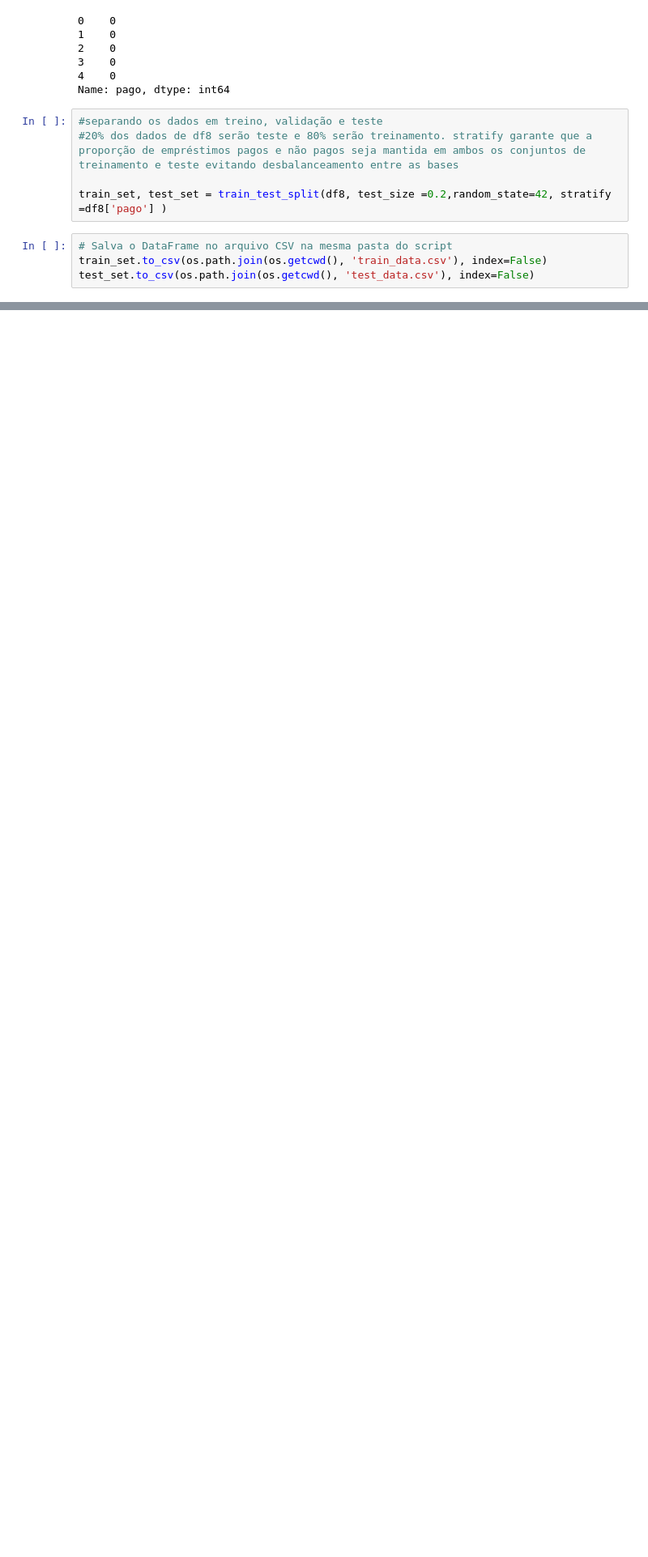
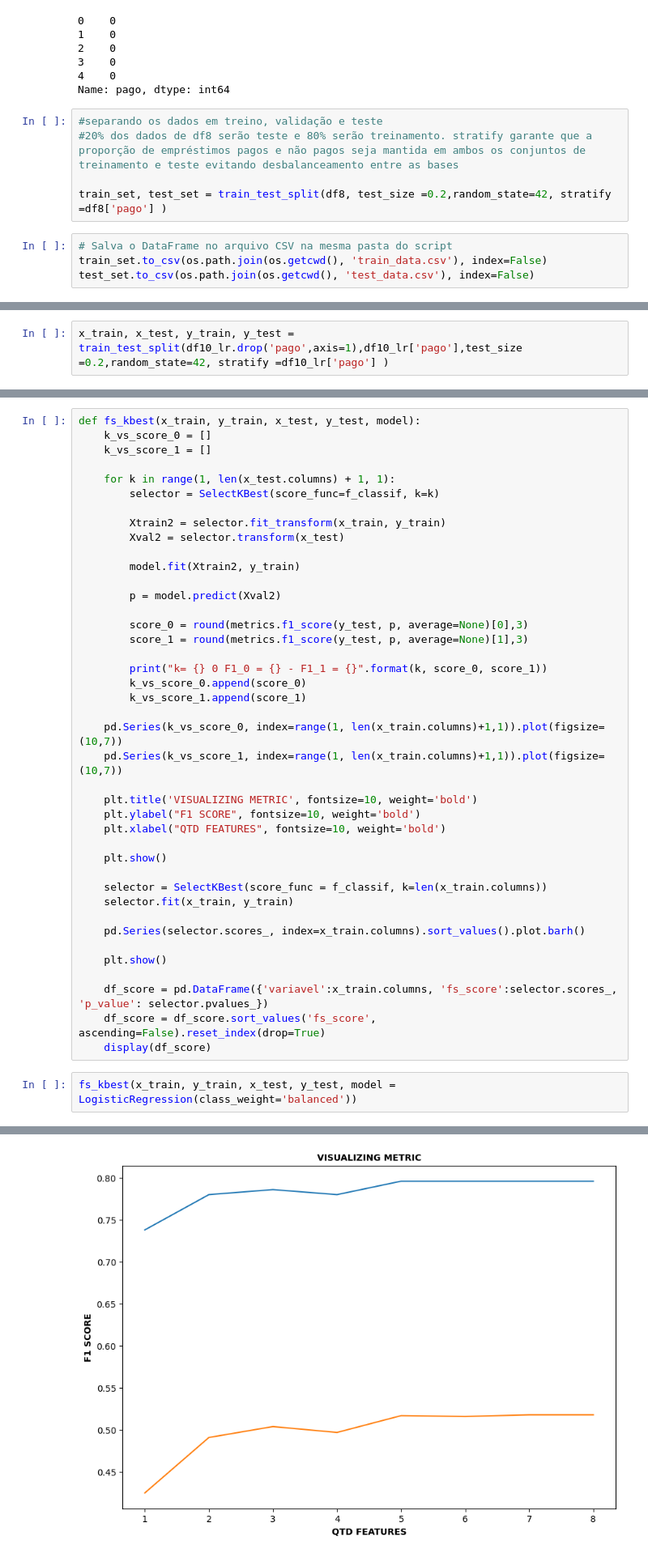
Before and after one commit to leticiafurletti/interpretabilidade_ml, a Jupyter notebook: interpretabilidade_ml.ipynb, the cells around one changed output, grey strips where cells are left out. Shown at 81% size. Cells and saved outputs as stored; diff of their text form; blank space fills up the shorter version.

```diff
--- a/interpretabilidade_ml.ipynb
+++ b/interpretabilidade_ml.ipynb
@@ -954,0 +1087,2 @@ test_set.to_csv(os.path.join(os.getcwd(), 'test_data.csv'), index=False)
+# %%
+x_train, x_test, y_train, y_test = train_test_split(df10_lr.drop('pago',axis=1),df10_lr['pago'],test_size =0.2,random_state=42, stratify =df10_lr['pago'] )
@@ -954,0 +1110,44 @@ test_set.to_csv(os.path.join(os.getcwd(), 'test_data.csv'), index=False)
+# %%
+def fs_kbest(x_train, y_train, x_test, y_test, model):
+    k_vs_score_0 = []
+    k_vs_score_1 = []
+
+    for k in range(1, len(x_test.columns) + 1, 1):
+        selector = SelectKBest(score_func=f_classif, k=k)
+
+        Xtrain2 = selector.fit_transform(x_train, y_train)
+        Xval2 = selector.transform(x_test)
+
+        model.fit(Xtrain2, y_train)
+
+        p = model.predict(Xval2)
+
+        score_0 = round(metrics.f1_score(y_test, p, average=None)[0],3)
+        score_1 = round(metrics.f1_score(y_test, p, average=None)[1],3)
+
+        print("k= {} 0 F1_0 = {} - F1_1 = {}".format(k, score_0, score_1))
+        k_vs_score_0.append(score_0)
+        k_vs_score_1.append(score_1)
+
+    pd.Series(k_vs_score_0, index=range(1, len(x_train.columns)+1,1)).plot(figsize=(10,7))
+    pd.Series(k_vs_score_1, index=range(1, len(x_train.columns)+1,1)).plot(figsize=(10,7))
+
+    plt.title('VISUALIZING METRIC', fontsize=10, weight='bold')
+    plt.ylabel("F1 SCORE", fontsize=10, weight='bold')
+    plt.xlabel("QTD FEATURES", fontsize=10, weight='bold')
+
+    plt.show()
+
+    selector = SelectKBest(score_func = f_classif, k=len(x_train.columns))
+    selector.fit(x_train, y_train)
+
+    pd.Series(selector.scores_, index=x_train.columns).sort_values().plot.barh()
+
+    plt.show()
+
+    df_score = pd.DataFrame({'variavel':x_train.columns, 'fs_score':selector.scores_, 'p_value': selector.pvalues_})
+    df_score = df_score.sort_values('fs_score', ascending=False).reset_index(drop=True)
+    display(df_score)
+# %%
+fs_kbest(x_train, y_train, x_test, y_test, model = LogisticRegression(class_weight='balanced'))
+# %% [output]
@@ -954,0 +1162 @@ test_set.to_csv(os.path.join(os.getcwd(), 'test_data.csv'), index=False)
+[figure, added]
```
Also changed, not shown: parts of 31 cells of this notebook.
